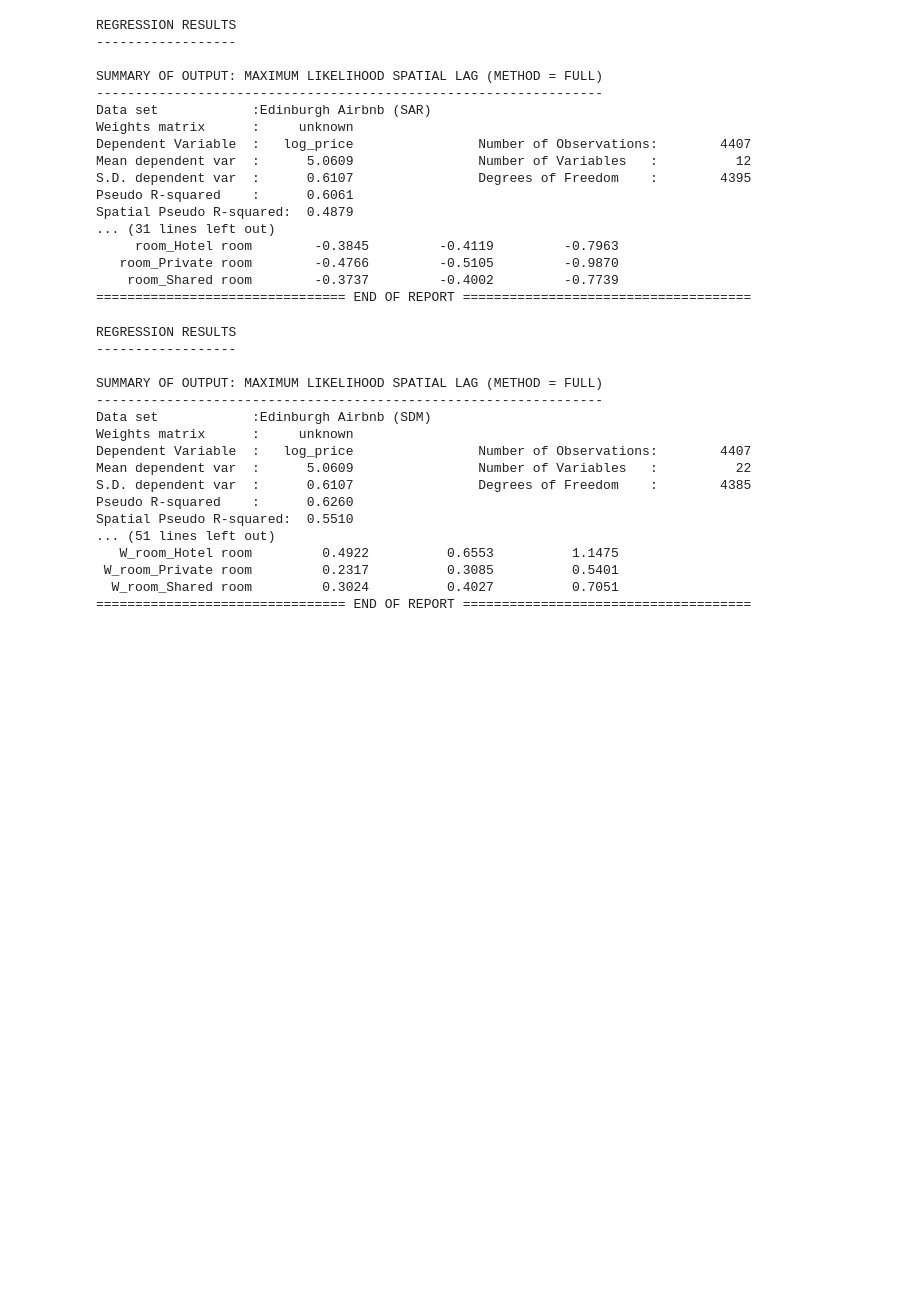
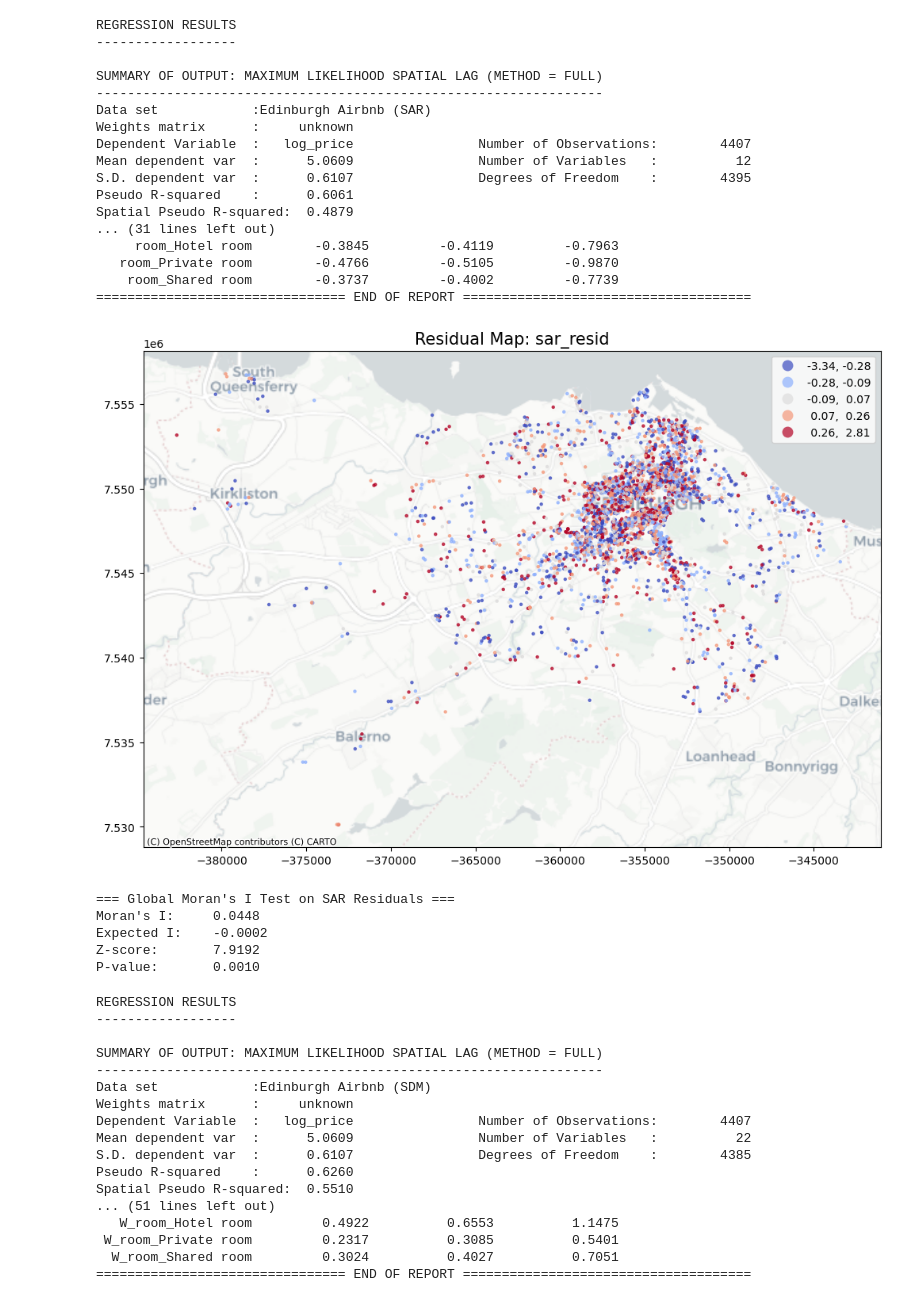
Before and after one commit to ackzander03/URBAN5160, a Jupyter notebook: 2761656K_URBAN5160.ipynb, the cells around one changed output. Drawn from its saved outputs; the diff is of its cells as text; code cells hidden in the pictures; blank space fills up the shorter version.

```diff
--- a/2761656K_URBAN5160.ipynb
+++ b/2761656K_URBAN5160.ipynb
@@ -303 +300,19 @@ sem = ML_Error(
 print(sem.summary)
+# %%
+## SEM model residual map
+gdf_web['sem_resid'] = sem.u
+target_column = 'sem_resid'
+fig, ax = plt.subplots(figsize=(12, 10))
+gdf_web.plot(
+    column=target_column,
+    cmap='coolwarm',
+    scheme='quantiles',
+    k=5,
+    markersize=5,
+    legend=True,
+    ax=ax,
+    alpha=0.7
+)
+ctx.add_basemap(ax, source=ctx.providers.CartoDB.Positron)
+ax.set_title(f'Residual Map: {target_column}', fontsize=15)
+plt.show()
@@ -330,6 +354,42 @@ Spatial Pseudo R-squared:  0.4879
    room_Private room        -0.4766         -0.5105         -0.9870
     room_Shared room        -0.3737         -0.4002         -0.7739
 ================================ END OF REPORT =====================================
+# %%
+## SAR model residual map
+gdf_web['sar_resid'] = sar.u
+target_column = 'sar_resid'
+fig, ax = plt.subplots(figsize=(12, 10))
+gdf_web.plot(
+    column=target_column,
+    cmap='coolwarm',
+    scheme='quantiles',
+    k=5,
+    markersize=5,
+    legend=True,
+    ax=ax,
+    alpha=0.7
+)
+ctx.add_basemap(ax, source=ctx.providers.CartoDB.Positron)
+ax.set_title(f'Residual Map: {target_column}', fontsize=15)
+plt.show()
+# %% [output]
+[figure, added]
+# %%
+# Moran's I SAR
+residuals = sar.u.flatten()
+moran = Moran(residuals, w_knn)
+print("=== Global Moran's I Test on SAR Residuals ===")
+print(f"Moran's I:     {moran.I:.4f}")
+print(f"Expected I:    {moran.EI:.4f}")
+print(f"Z-score:       {moran.z_sim:.4f}")
+print(f"P-value:       {moran.p_sim:.4f}")
+print()
+# %% [output]
+=== Global Moran's I Test on SAR Residuals ===
+Moran's I:     0.0448
+Expected I:    -0.0002
+Z-score:       7.9192
+P-value:       0.0010
 # %%
 ## SDM model
 wx_cols = ['W_' + col for col in x_cols]
```
Also changed, not shown: parts of 8 cells of this notebook.
